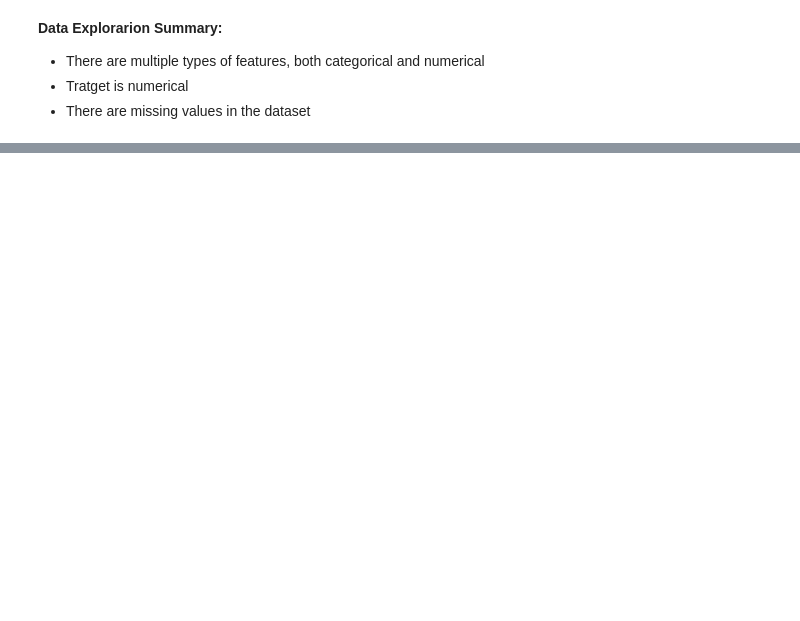
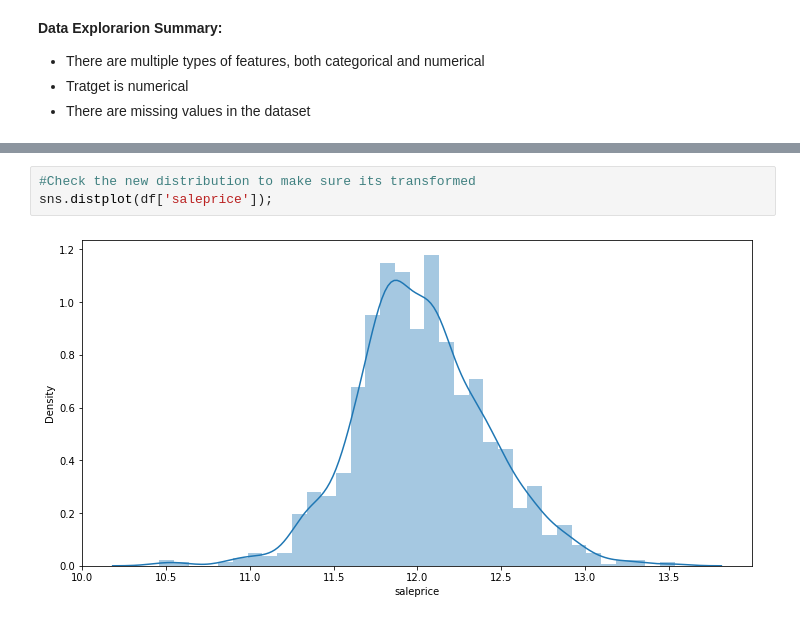
Before and after one commit to yajingran/group_2_final_project, a Jupyter notebook: Final_Project_KL.ipynb, the cells around one changed output, grey strips where cells are left out. Saved outputs shown, nothing was run; the diff lists cells and outputs as text; blank space fills up the shorter version.

```diff
--- a/Final_Project_KL.ipynb
+++ b/Final_Project_KL.ipynb
@@ -200,0 +340,5 @@ NameError: ignored
+# %%
+#Check the new distribution to make sure its transformed
+sns.distplot(df['saleprice']);
+# %% [output]
+[figure, added]
```
Also changed, not shown: parts of 81 cells of this notebook.
